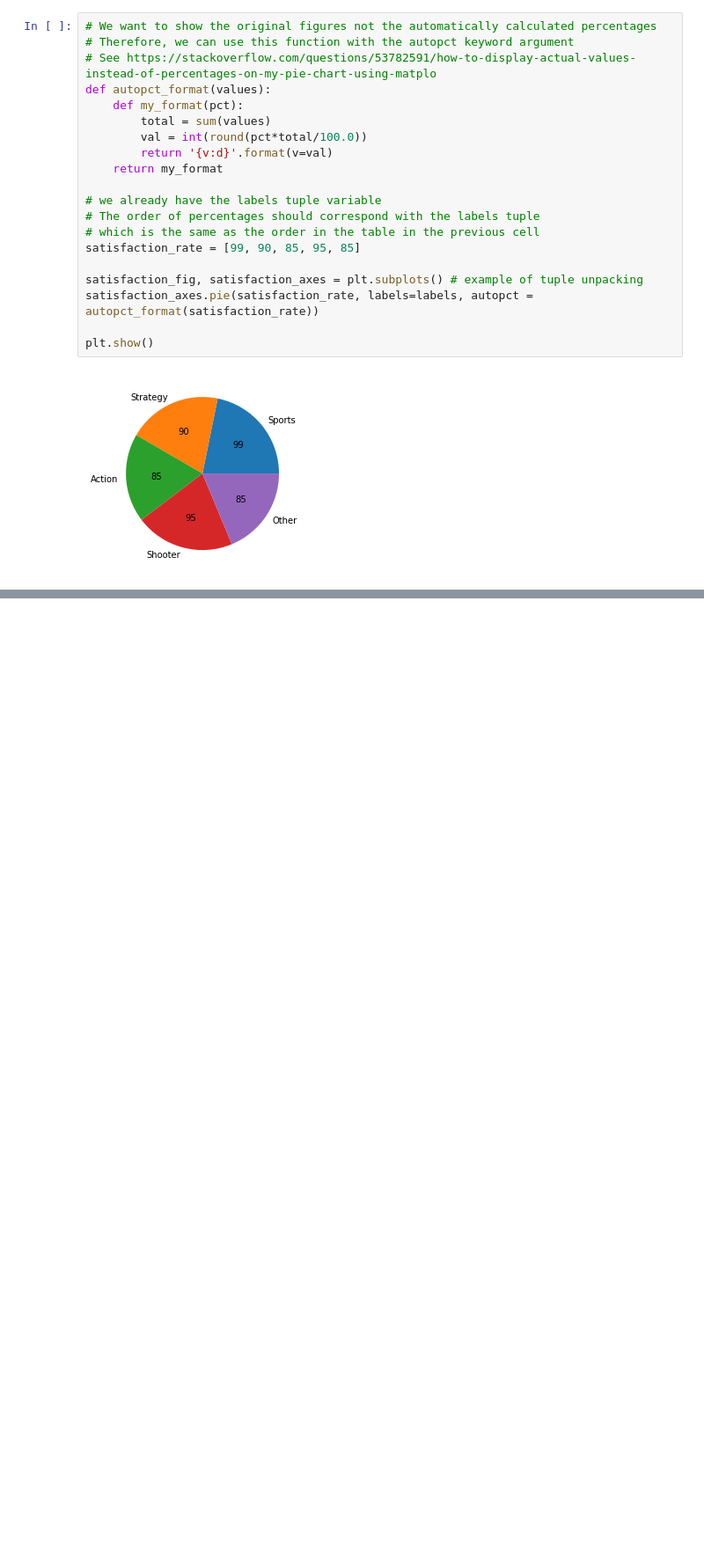
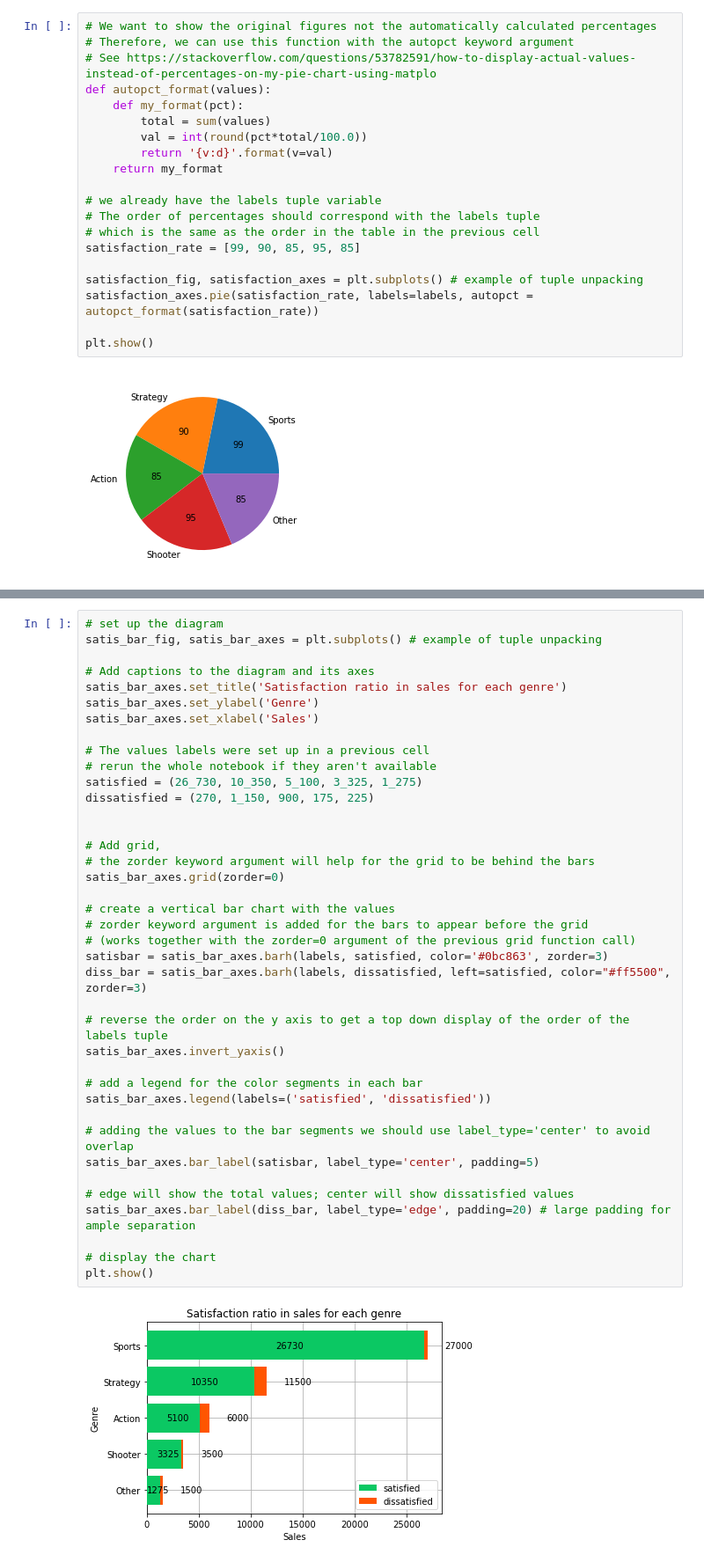
Before and after one commit to wjc-van-es/practical-statistics-for-data-scientists, a Jupyter notebook: python/headfirst_statistics_notebooks/HF_Stat_CH01.ipynb, the cells around one changed output, grey strips where cells are left out. Shown at 88% size. Cells and saved outputs as stored; diff of their text form; blank space fills up the shorter version.

```diff
--- a/python/headfirst_statistics_notebooks/HF_Stat_CH01.ipynb
+++ b/python/headfirst_statistics_notebooks/HF_Stat_CH01.ipynb
@@ -122,0 +245,41 @@ plt.show()
+# %%
+# set up the diagram
+satis_bar_fig, satis_bar_axes = plt.subplots() # example of tuple unpacking
+
+# Add captions to the diagram and its axes
+satis_bar_axes.set_title('Satisfaction ratio in sales for each genre')
+satis_bar_axes.set_ylabel('Genre')
+satis_bar_axes.set_xlabel('Sales')
+
+# The values labels were set up in a previous cell
+# rerun the whole notebook if they aren't available
+satisfied = (26_730, 10_350, 5_100, 3_325, 1_275)
+dissatisfied = (270, 1_150, 900, 175, 225)
+
+
+# Add grid,
+# the zorder keyword argument will help for the grid to be behind the bars
+satis_bar_axes.grid(zorder=0)
+
+# create a vertical bar chart with the values
+# zorder keyword argument is added for the bars to appear before the grid
+# (works together with the zorder=0 argument of the previous grid function call)
+satisbar = satis_bar_axes.barh(labels, satisfied, color='#0bc863', zorder=3)
+diss_bar = satis_bar_axes.barh(labels, dissatisfied, left=satisfied, color="#ff5500", zorder=3)
+
+# reverse the order on the y axis to get a top down display of the order of the labels tuple
+satis_bar_axes.invert_yaxis()
+
+# add a legend for the color segments in each bar
+satis_bar_axes.legend(labels=('satisfied', 'dissatisfied'))
+
+# adding the values to the bar segments we should use label_type='center' to avoid overlap
+satis_bar_axes.bar_label(satisbar, label_type='center', padding=5)
+
+# edge will show the total values; center will show dissatisfied values
+satis_bar_axes.bar_label(diss_bar, label_type='edge', padding=20) # large padding for ample separation
+
+# display the chart
+plt.show()
+# %% [output]
+[figure, added]
```
Also changed, not shown: parts of 12 cells of this notebook, 1 other file.
